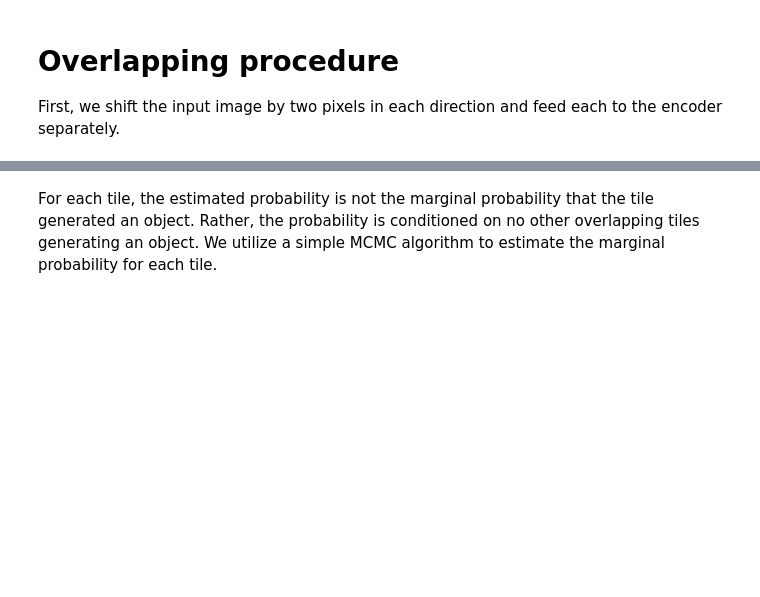
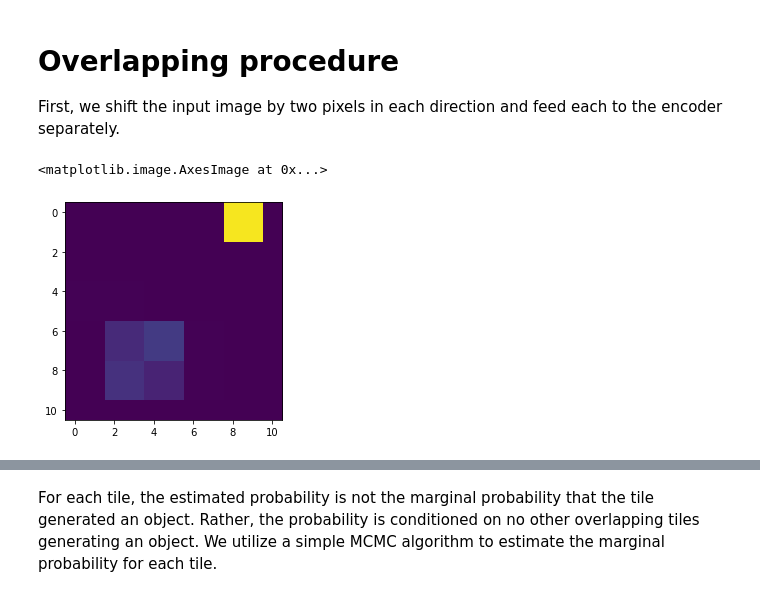
Before and after one commit to prob-ml/bliss, a Jupyter notebook: case_studies/overlap/Overlapping Tiles Demo Nov 15.ipynb, the cells around one changed output, grey strips where cells are left out. Saved outputs shown, nothing was run; the diff lists cells and outputs as text; code cells hidden in the pictures; blank space fills up the shorter version.

```diff
--- a/case_studies/overlap/Overlapping Tiles Demo Nov 15.ipynb
+++ b/case_studies/overlap/Overlapping Tiles Demo Nov 15.ipynb
@@ -295,3 +280,16 @@ for img, bg in zip(imgs, bgs):
     tile_maps.append(tile_map_shifted)
 # %%
 log_probs_all = torch.stack([t["n_source_log_probs"][0, :, :, 0, 0] for t in tile_maps], dim = -1)
+# %%
+prob_dbl = repeat(log_probs_all.exp(), "h w d -> (h h2) (w w2) d",h2=2, w2=2).cpu()
+prob_super = torch.zeros(prob_dbl.shape[0] + 1, prob_dbl.shape[1] + 1, 4)
+
+prob_super[:-1, :-1, 0] = prob_dbl[:, :, 0]
+prob_super[1:, :-1, 1] = prob_dbl[:, :, 1]
+prob_super[:-1, 1:, 2] = prob_dbl[:, :, 2]
+prob_super[1:, 1:, 3] = prob_dbl[:, :, 3]
+# %%
+plt.imshow(prob_super[:, :, 0], vmax=1.0)
+# %% [output]
+<matplotlib.image.AxesImage at 0x...>
+[figure, added]
```
Also changed, not shown: parts of 67 cells of this notebook.
